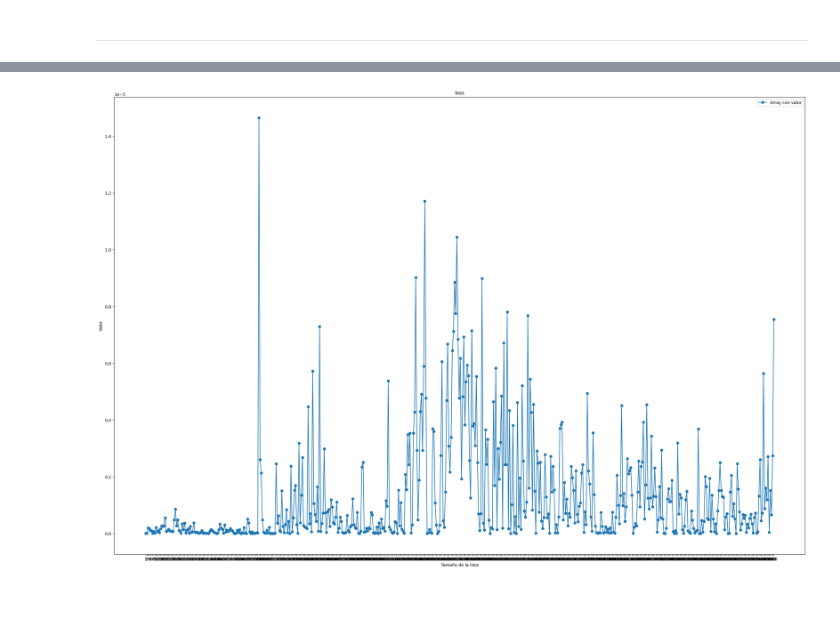
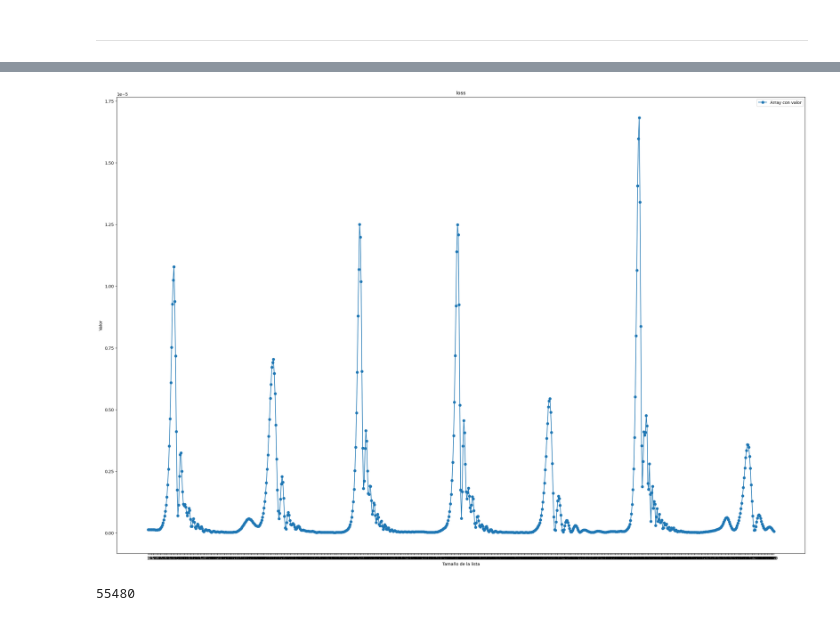
Before and after one commit to Galo0000/Proyectos-en-Python, a Jupyter notebook: Bot cryptos/Crypto/lstm.ipynb, the cells around one changed output, grey strips where cells are left out. Cells and saved outputs as stored; diff of their text form; code cells hidden in the pictures.

```diff
--- a/Bot cryptos/Crypto/lstm.ipynb
+++ b/Bot cryptos/Crypto/lstm.ipynb
@@ -153,30 +153,28 @@ KeyboardInterrupt:
 # %%
-temp_lista_loss = lista_loss[150:700]
+temp_lista_loss = lista_loss[55000:55800]
 
 # Crear una lista de índices para representar el tamaño de la lista
 indices = list(range(1, len(temp_lista_loss) + 1))
 
 # Establecer el tamaño de la figura
 plt.figure(figsize=(30, 20))  # Ancho: 10 pulgadas, Alto: 6 pulgadas
 
 # Trazar el gráfico
 plt.plot(indices, temp_lista_loss, 'o-', label='Array con valor')
 
 # Etiquetas y título
 plt.xlabel('Tamaño de la lista')
 plt.ylabel('Valor')
 plt.title('loss')
-
-# Mostrar leyenda
 plt.legend()
-
-# Establecer la escala del eje x para que sea de 1 en 1
 plt.xticks(indices)
-
-# Mostrar el gráfico
 plt.show()
 # %% [output]
-[figure, old version]
+[figure, new version]
+# %%
+lista_loss.index(min(lista_loss))
+# %% [output]
+55480
 # %%
 min(lista_loss)
 # %% [output]
```
Also changed, not shown: parts of 16 cells of this notebook.
